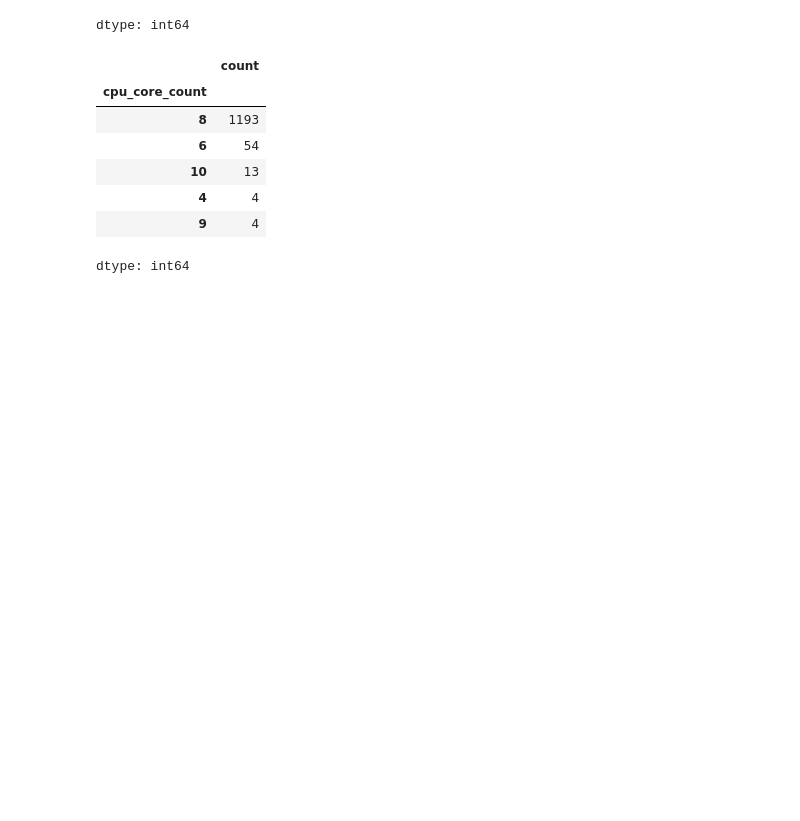
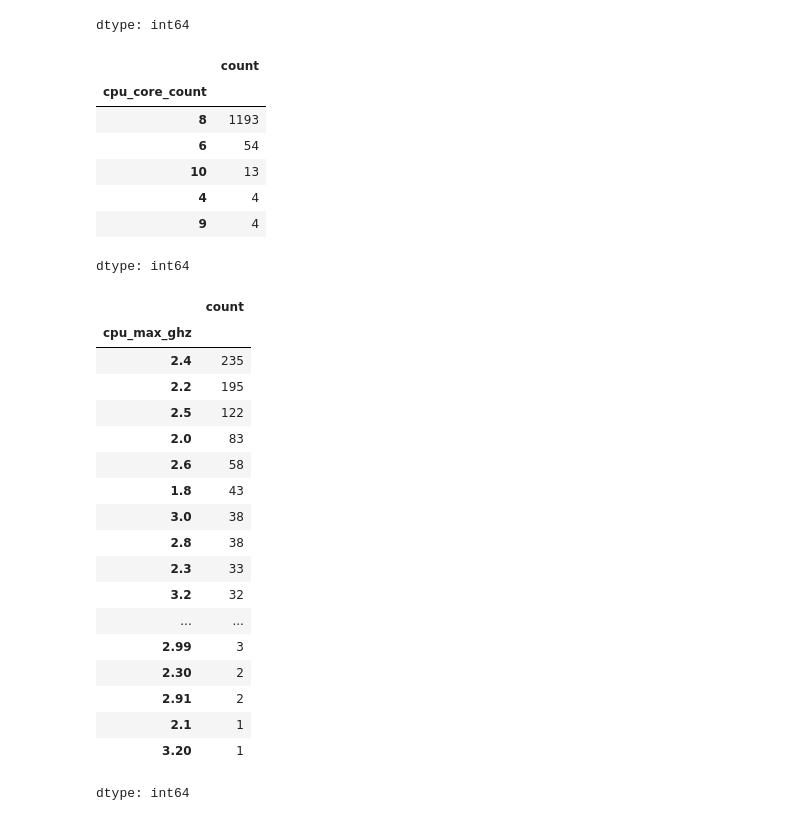
Before and after one commit to rajeshxdatascience/smartphone-recommender-system, a Jupyter notebook: SpecLens_AI_Data_Engineering.ipynb, the cells around one changed output. Saved outputs shown, nothing was run; the diff lists cells and outputs as text; code cells hidden in the pictures; blank space fills up the shorter version.

```diff
--- a/SpecLens_AI_Data_Engineering.ipynb
+++ b/SpecLens_AI_Data_Engineering.ipynb
@@ -3033,3 +3033,27 @@ df['cpu_core_count'].value_counts(dropna=False)
 | 4 | 4 |
 | 9 | 4 |
 dtype: int64
+# %%
+df['cpu_max_ghz'] = df['cpu'].str.extract(r'(\d+\.?\d*)\s*[Gg]*\s*[Gg]Hz', flags=re.IGNORECASE)
+# %%
+df['cpu_max_ghz'].value_counts(dropna=False)
+# %% [output]
+|  | count |
+| cpu_max_ghz |  |
+| 2.4 | 235 |
+| 2.2 | 195 |
+| 2.5 | 122 |
+| 2.0 | 83 |
+| 2.6 | 58 |
+| 1.8 | 43 |
+| 3.0 | 38 |
+| 2.8 | 38 |
+| 2.3 | 33 |
+| 3.2 | 32 |
+| ... | ... |
+| 2.99 | 3 |
+| 2.30 | 2 |
+| 2.91 | 2 |
+| 2.1 | 1 |
+| 3.20 | 1 |
+dtype: int64
```
Also changed, not shown: parts of 34 cells of this notebook.
